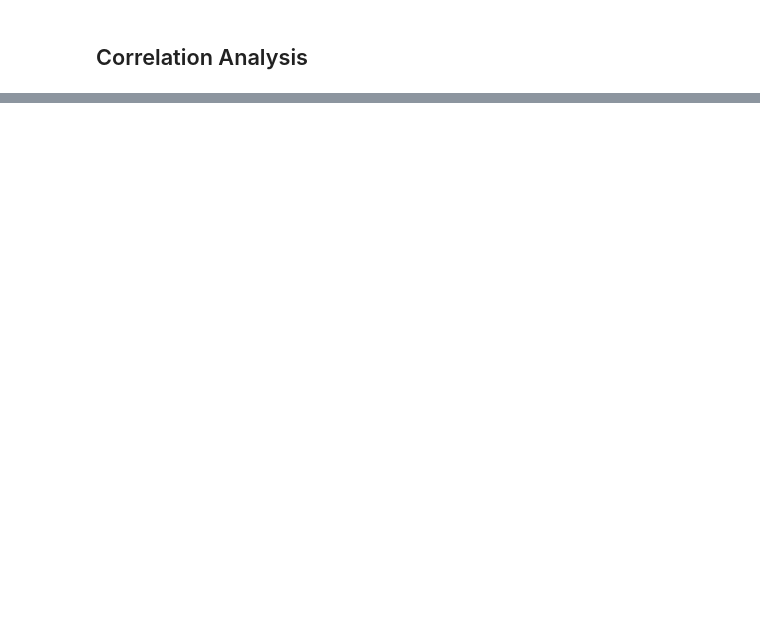
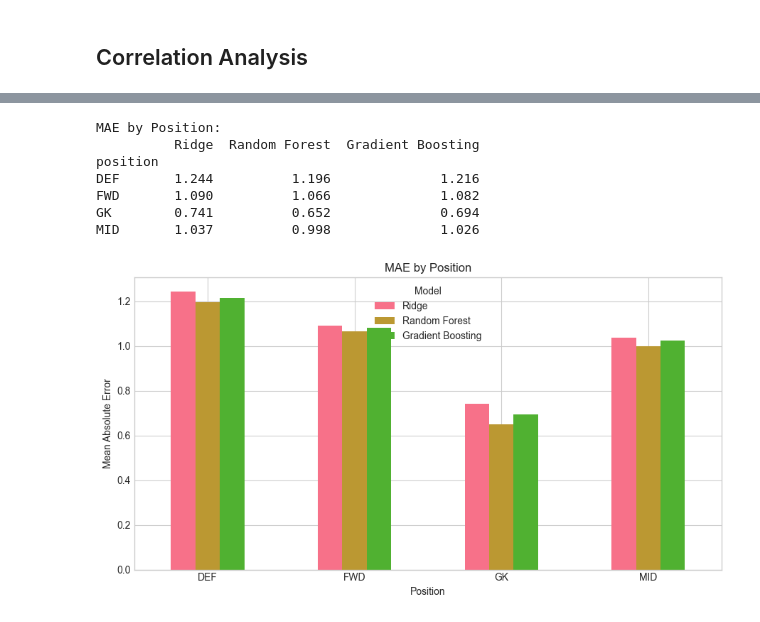
Before and after one commit to sarjit304/fpl-points-predictor, a Jupyter notebook: notebooks/evaluation.ipynb, the cells around one changed output, grey strips where cells are left out. Cells and saved outputs as stored; diff of their text form; code cells hidden in the pictures; blank space fills up the shorter version.

```diff
--- a/notebooks/evaluation.ipynb
+++ b/notebooks/evaluation.ipynb
@@ -474,0 +231,24 @@ Key Achievements:
+# %%
+## MAE by position
+position_mae = pred_df.groupby('position')[['abs_error_ridge','abs_error_rf','abs_error_gb']].mean()
+position_mae.columns = ['Ridge', 'Random Forest', 'Gradient Boosting']
+print("MAE by Position:")
+print(position_mae.round(3))
+
+position_mae.plot(kind='bar', figsize=(9, 5))
+plt.title('MAE by Position')
+plt.xlabel('Position')
+plt.ylabel('Mean Absolute Error')
+plt.xticks(rotation=0)
+plt.legend(title='Model')
+plt.tight_layout()
+plt.show()
+# %% [output]
+MAE by Position:
+          Ridge  Random Forest  Gradient Boosting
+position
+DEF       1.244          1.196              1.216
+FWD       1.090          1.066              1.082
+GK        0.741          0.652              0.694
+MID       1.037          0.998              1.026
+[figure, added]
```
Also changed, not shown: parts of 32 cells of this notebook, 2 other files.
